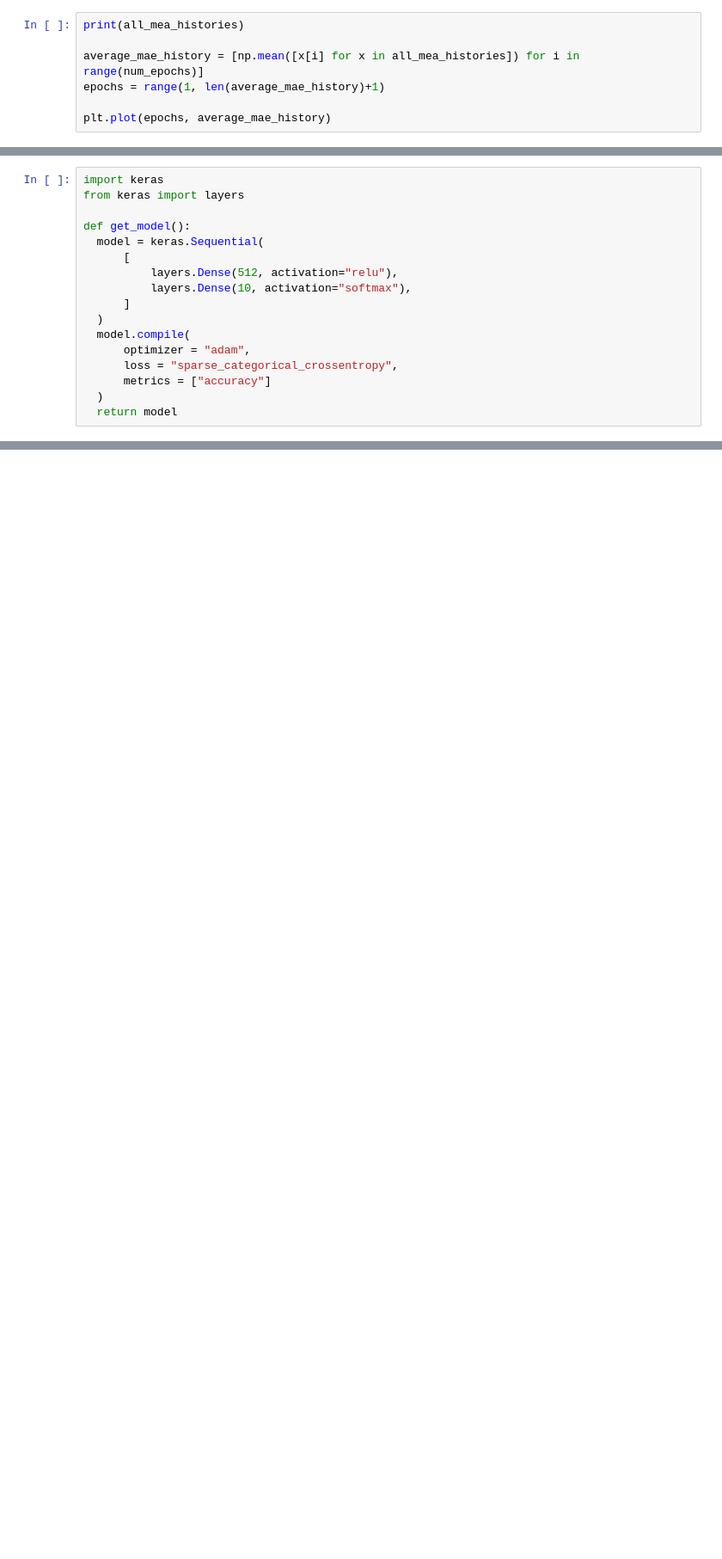
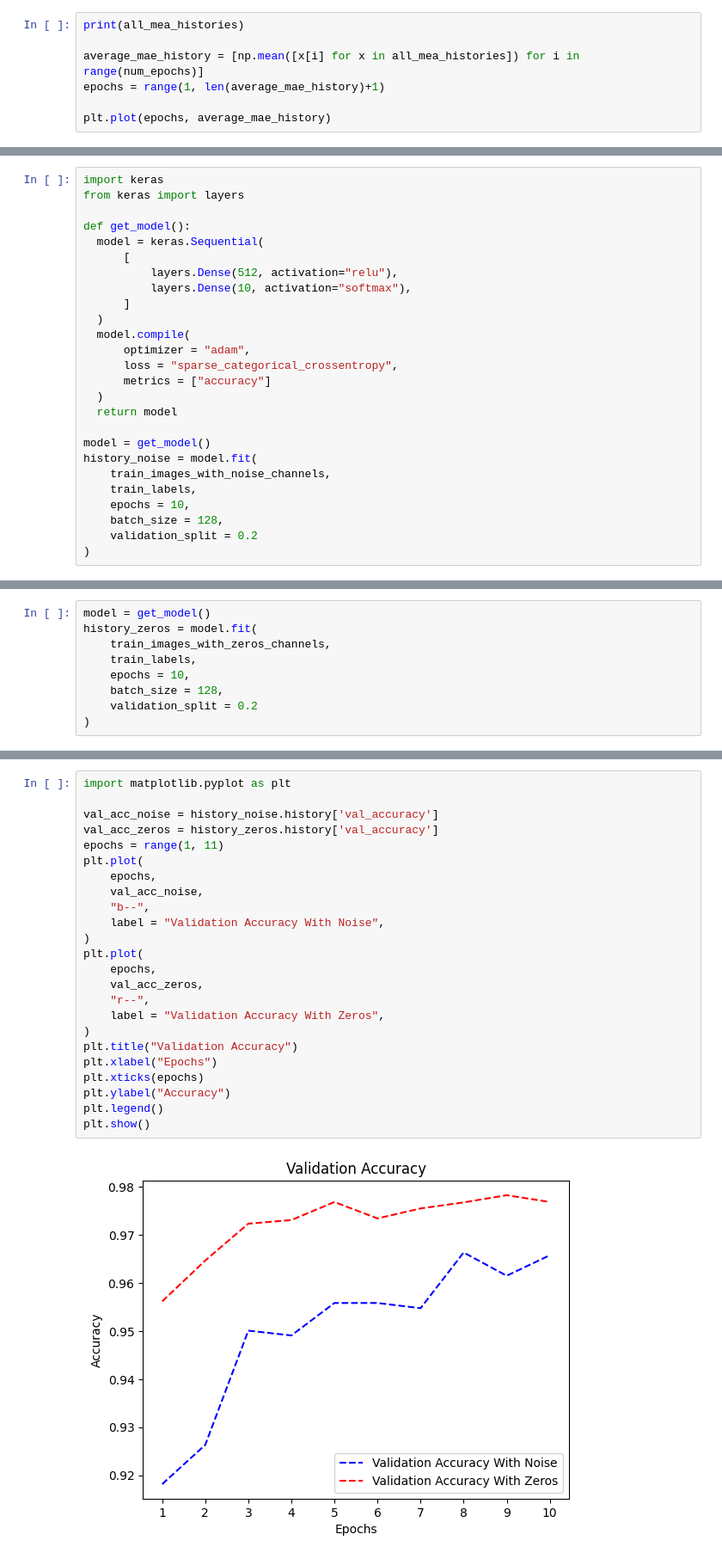
Before and after one commit to bartlomiejandruchow/AI, a Jupyter notebook: IMDB.ipynb, the cells around one changed output, grey strips where cells are left out. Shown at 86% size. Drawn from its saved outputs; the diff is of its cells as text; blank space fills up the shorter version.

```diff
--- a/IMDB.ipynb
+++ b/IMDB.ipynb
@@ -201,3 +203,12 @@ def get_model():
       metrics = ["accuracy"]
   )
   return model
+
+model = get_model()
+history_noise = model.fit(
+    train_images_with_noise_channels,
+    train_labels,
+    epochs = 10,
+    batch_size = 128,
+    validation_split = 0.2
+)
@@ -203,0 +245,9 @@ def get_model():
+# %%
+model = get_model()
+history_zeros = model.fit(
+    train_images_with_zeros_channels,
+    train_labels,
+    epochs = 10,
+    batch_size = 128,
+    validation_split = 0.2
+)
@@ -203,0 +275,26 @@ def get_model():
+# %%
+import matplotlib.pyplot as plt
+
+val_acc_noise = history_noise.history['val_accuracy']
+val_acc_zeros = history_zeros.history['val_accuracy']
+epochs = range(1, 11)
+plt.plot(
+    epochs,
+    val_acc_noise,
+    "b--",
+    label = "Validation Accuracy With Noise",
+)
+plt.plot(
+    epochs,
+    val_acc_zeros,
+    "r--",
+    label = "Validation Accuracy With Zeros",
+)
+plt.title("Validation Accuracy")
+plt.xlabel("Epochs")
+plt.xticks(epochs)
+plt.ylabel("Accuracy")
+plt.legend()
+plt.show()
+# %% [output]
+[figure, added]
```
Also changed, not shown: parts of 4 cells of this notebook.
